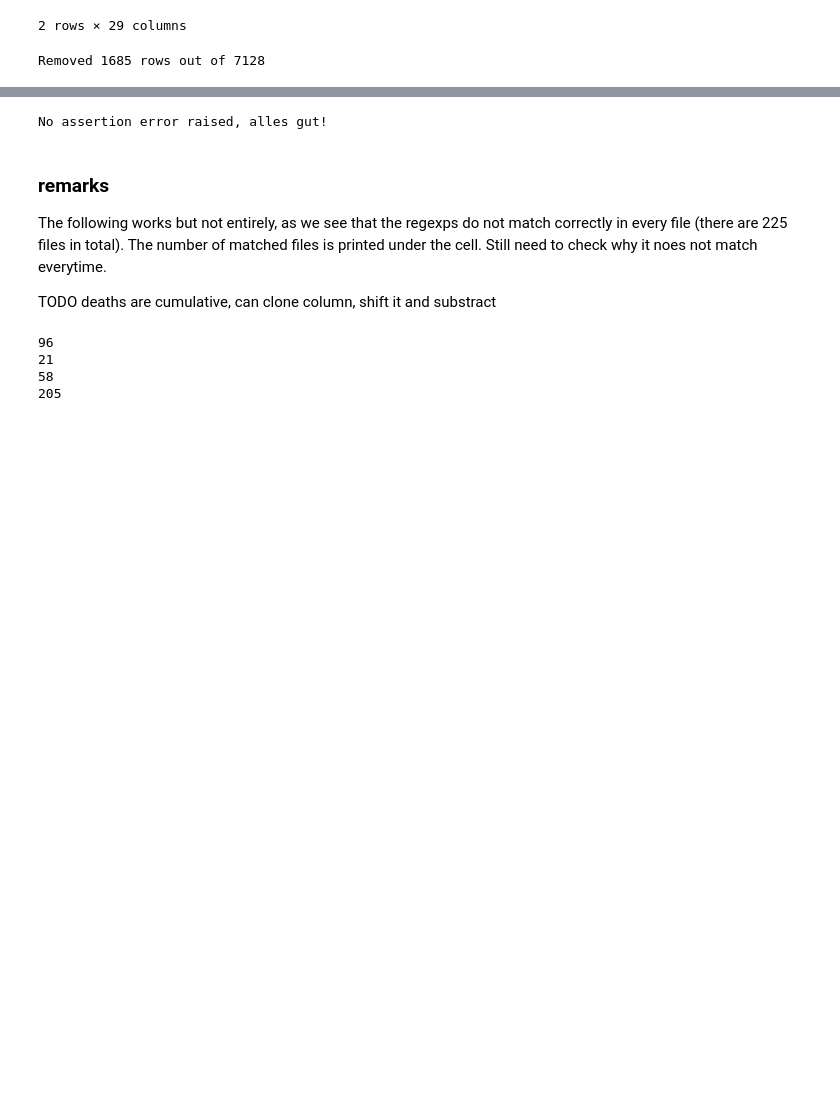
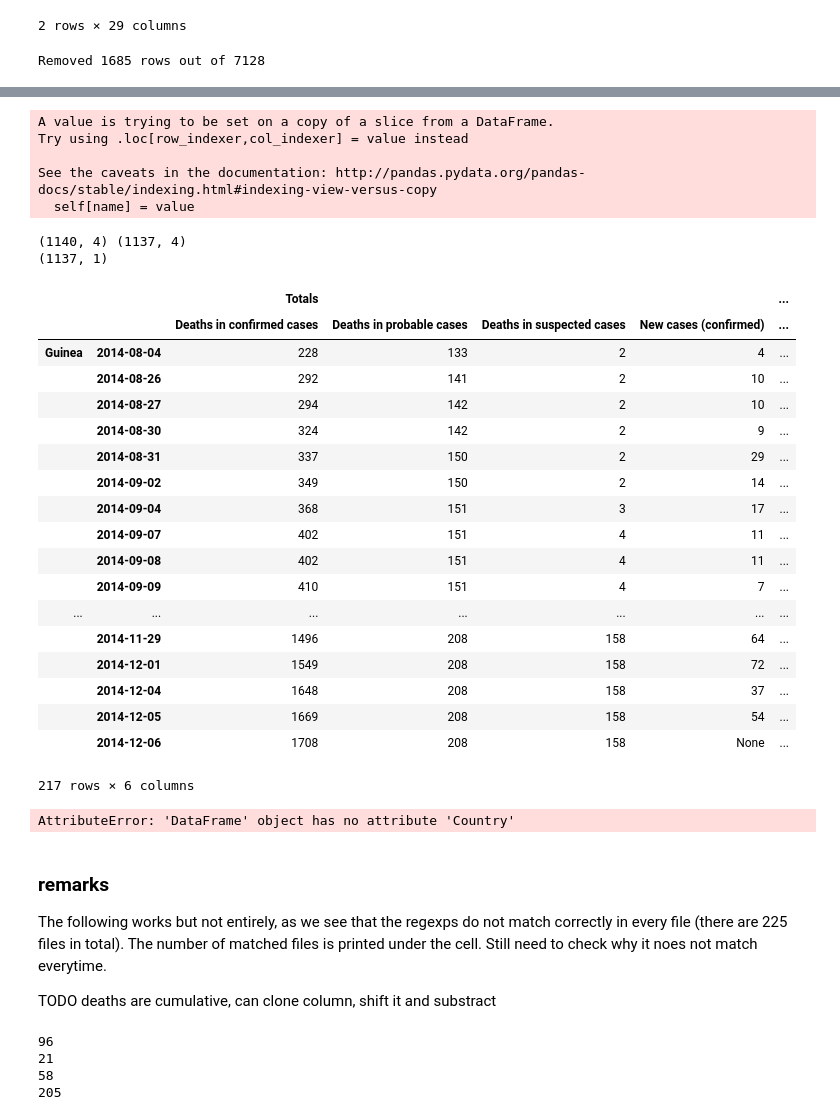
Before and after one commit to rbsteinm/AppliedDataAnalysis, a Jupyter notebook: Homeworks/01 - Pandas and Data Wrangling/Homework 1.ipynb, the cells around one changed output, grey strips where cells are left out. Cells and saved outputs as stored; diff of their text form; code cells hidden in the pictures; blank space fills up the shorter version.

Commit message:
after restacking columns

```diff
--- a/Homeworks/01 - Pandas and Data Wrangling/Homework 1.ipynb
+++ b/Homeworks/01 - Pandas and Data Wrangling/Homework 1.ipynb
@@ -121,8 +121,73 @@ full_data_crop.head(2)
+# %%
+# Names and regexes that we use to process the Description
+
+interests_rgx = ['(new_suspected|New cases of suspects|New Case\/s \(Suspected\))',
+             '(new_probable|New cases of probables|New Case\/s \(Probable\))',
+             '(new_confirmed|New cases of confirmed|New case\/s \(confirmed\))',
+             '(death_suspected|Total deaths of suspects|Total death\/s in suspected cases)',
+             '(death_probable|Total deaths of probables|Total death\/s in probable cases)',
+             '(death_confirmed|Total deaths of confirmed|Total death\/s in confirmed cases)'
+            ]
+interests_names = ['New cases (suspected)', 'New cases (probable)', 'New cases (confirmed)',
+                   'Deaths in suspected cases', 'Deaths in probable cases', 'Deaths in confirmed cases'
+                  ]
+# %%
+# We decided to unstack the Descriptions column in other columns
+
+# uniformize description in needed columns
+for i in range(len(interests_rgx)):
+    full_data_crop.Description = full_data_crop.Description.str.replace(interests_rgx[i], interests_names[i])
+
+# remove un-needed rows based on Description column
+_filter = full_data_crop.Description.isin(interests_names)
+full_data_crop = full_data_crop[_filter]
+
+# unstack data
+full_data_crop.index = pd.MultiIndex.from_arrays([full_data_crop.Description.values, full_data_crop.Country.values, full_data_crop.Date.values])
+
+# We discovered that there are 3 duplicated lines in the file 2014-10-04 from liberia
+# We then had to delete the duplicated rows from the data so that we could unstack it
+full_data_crop = full_data_crop[~full_data_crop.index.duplicated(keep='first')]
+print(full_data_crop.shape, test2.shape)
+test2 = test2.drop(['Description', 'Date', 'Country'], axis=1)
+
+print(test2.shape)
+test2.unstack(level=0)
+#test2.columns
+#test2
+#test.unstack(level=2).columns
+# %% [output]
+A value is trying to be set on a copy of a slice from a DataFrame.
+Try using .loc[row_indexer,col_indexer] = value instead
+
+See the caveats in the documentation: http://pandas.pydata.org/pandas-docs/stable/indexing.html#indexing-view-versus-copy
+  self[name] = value
+(1140, 4) (1137, 4)
+(1137, 1)
+|  |  | Totals |  |  |  | ... |
+|  |  | Deaths in confirmed cases | Deaths in probable cases | Deaths in suspected cases | New cases (confirmed) | ... |
+| Guinea | 2014-08-04 | 228 | 133 | 2 | 4 | ... |
+|  | 2014-08-26 | 292 | 141 | 2 | 10 | ... |
+|  | 2014-08-27 | 294 | 142 | 2 | 10 | ... |
+|  | 2014-08-30 | 324 | 142 | 2 | 9 | ... |
+|  | 2014-08-31 | 337 | 150 | 2 | 29 | ... |
+|  | 2014-09-02 | 349 | 150 | 2 | 14 | ... |
+|  | 2014-09-04 | 368 | 151 | 3 | 17 | ... |
+|  | 2014-09-07 | 402 | 151 | 4 | 11 | ... |
+|  | 2014-09-08 | 402 | 151 | 4 | 11 | ... |
+|  | 2014-09-09 | 410 | 151 | 4 | 7 | ... |
+| ... | ... | ... | ... | ... | ... | ... |
+|  | 2014-11-29 | 1496 | 208 | 158 | 64 | ... |
+|  | 2014-12-01 | 1549 | 208 | 158 | 72 | ... |
+|  | 2014-12-04 | 1648 | 208 | 158 | 37 | ... |
+|  | 2014-12-05 | 1669 | 208 | 158 | 54 | ... |
+|  | 2014-12-06 | 1708 | 208 | 158 | None | ... |
+217 rows × 6 columns
 # %%
 # we do a couple of sanity checkups
 
 # check that there are no more NaNs in the cleaned data
-assert(full_data_crop.Month.isnull().sum() == 0)
+#assert(full_data_crop.Date.isnull().sum() == 0)
 assert(full_data_crop.Country.isnull().sum() == 0)
 assert(full_data_crop.Description.isnull().sum() == 0)
 assert(full_data_crop.Totals.isnull().sum() == 0)
@@ -135,7 +200,7 @@ assert((full_data_crop.Month <= 12).all() and (full_data_crop.Month >= 1).all())
 
 print("No assertion error raised, alles gut!")
 # %% [output]
-No assertion error raised, alles gut!
+AttributeError: 'DataFrame' object has no attribute 'Country'
 # %% [markdown]
 ### remarks
 The following works but not entirely, as we see that the regexps do not match correctly in every file (there are 225 files in total). The number of matched files is printed under the cell. Still need to check why it noes not match everytime.
```
Also changed, not shown: parts of 2 cells of this notebook.
